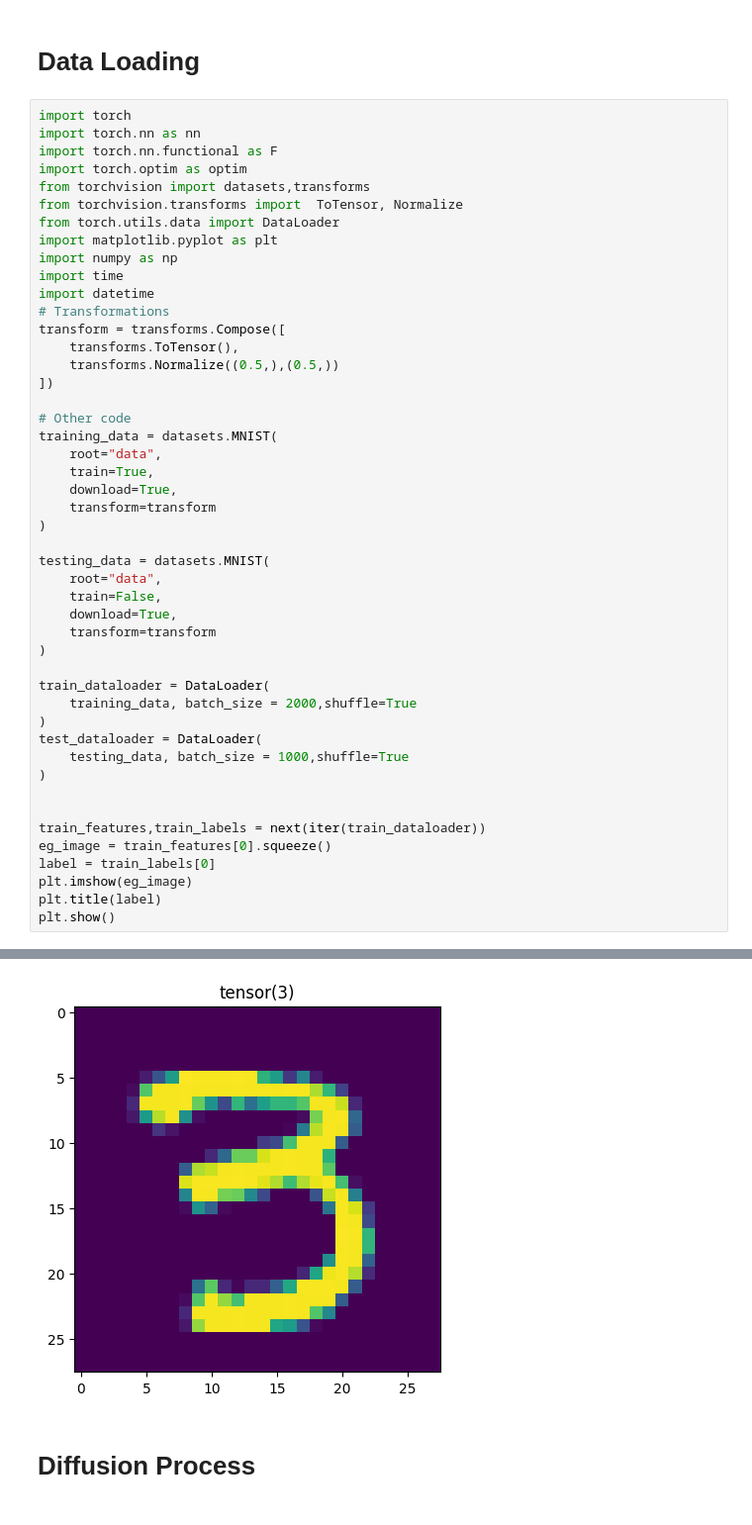
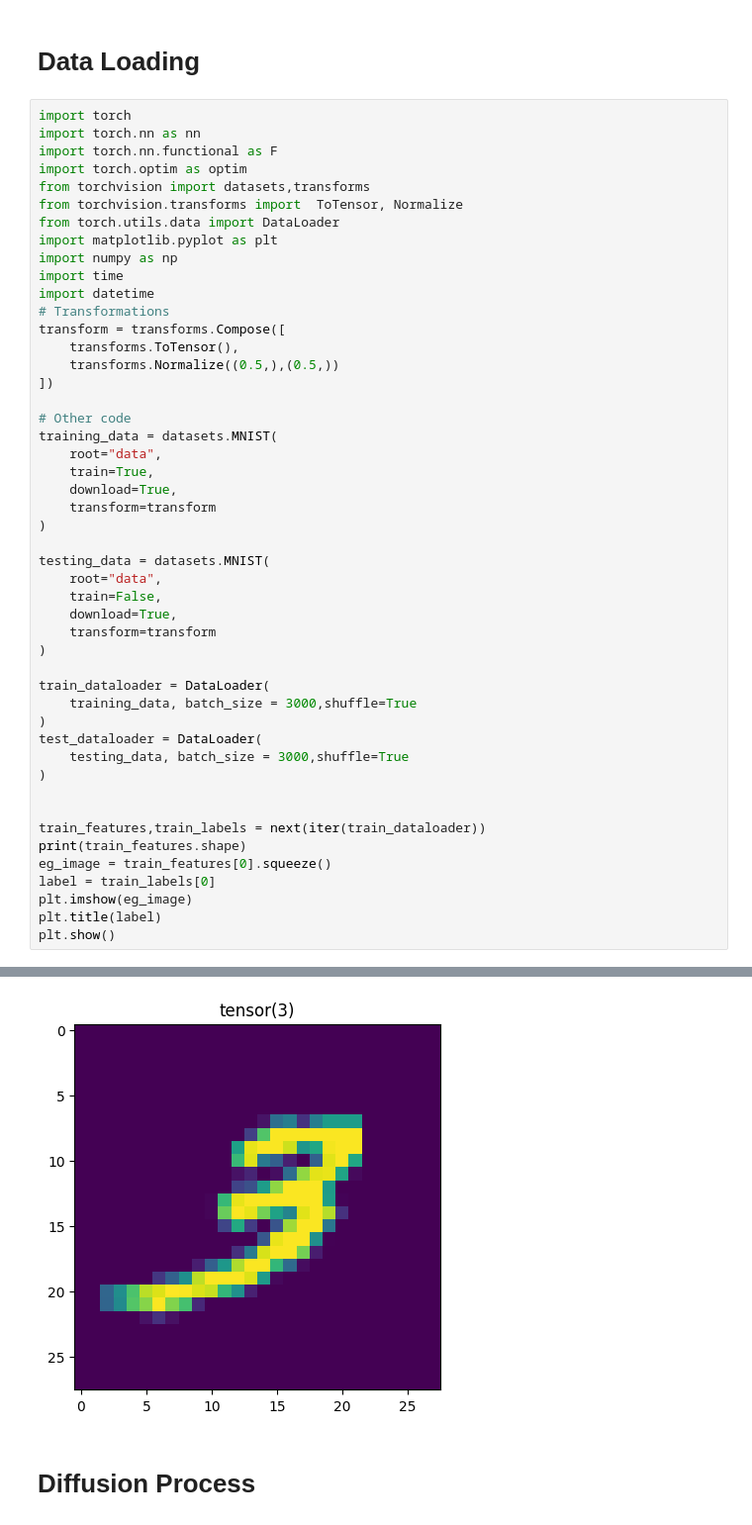
Before and after one commit to samuel23taku/NoteBooks, a Jupyter notebook: DiffusionModel.ipynb, the cells around one changed output, grey strips where cells are left out. Shown at 99% size. Drawn from its saved outputs; the diff is of its cells as text.

```diff
--- a/DiffusionModel.ipynb
+++ b/DiffusionModel.ipynb
@@ -36,14 +36,15 @@ testing_data = datasets.MNIST(
 )
 
 train_dataloader = DataLoader(
-    training_data, batch_size = 2000,shuffle=True
+    training_data, batch_size = 3000,shuffle=True
 )
 test_dataloader = DataLoader(
-    testing_data, batch_size = 1000,shuffle=True
+    testing_data, batch_size = 3000,shuffle=True
 )
 
 
 train_features,train_labels = next(iter(train_dataloader))
+print(train_features.shape)
 eg_image = train_features[0].squeeze()
 label = train_labels[0]
 plt.imshow(eg_image)
@@ -53,4 +55,4 @@ plt.show()
-[figure, old version]
+[figure, new version]
 # %% [markdown]
 # Diffusion Process
 # %%
```
Also changed, not shown: parts of 5 cells of this notebook.
